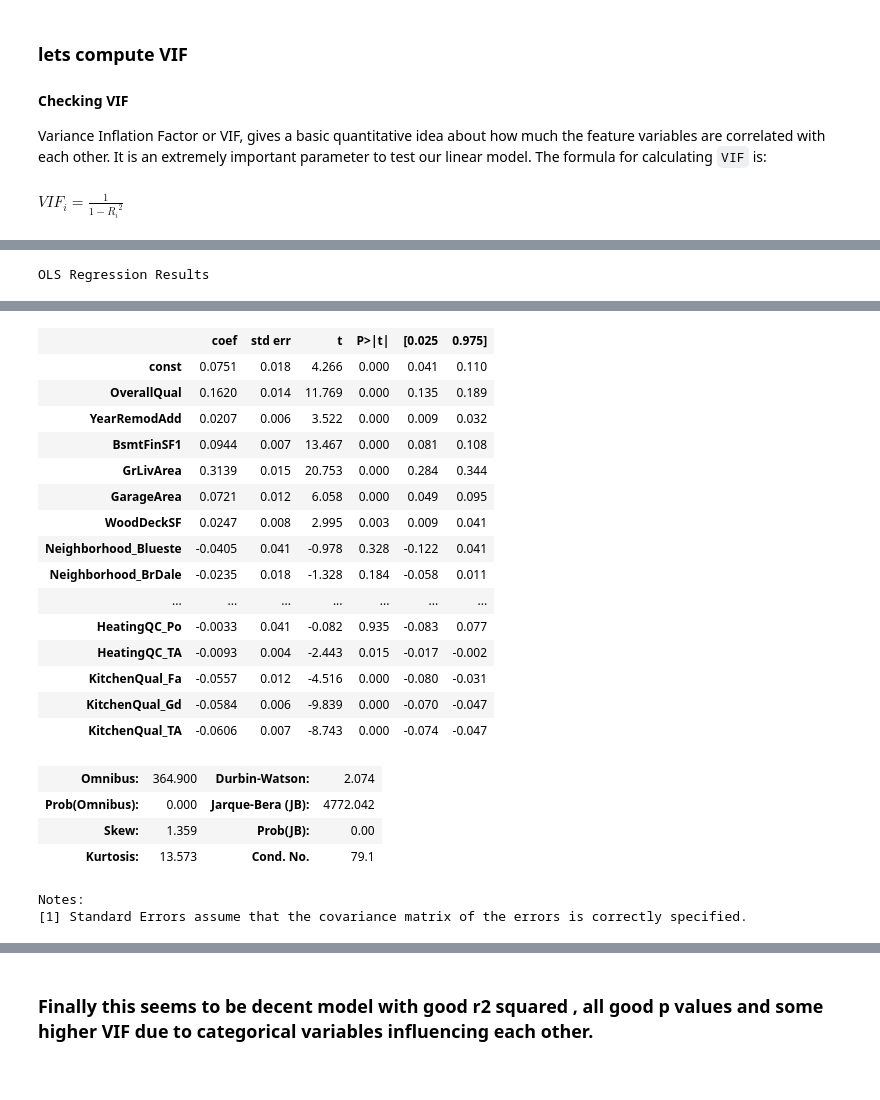
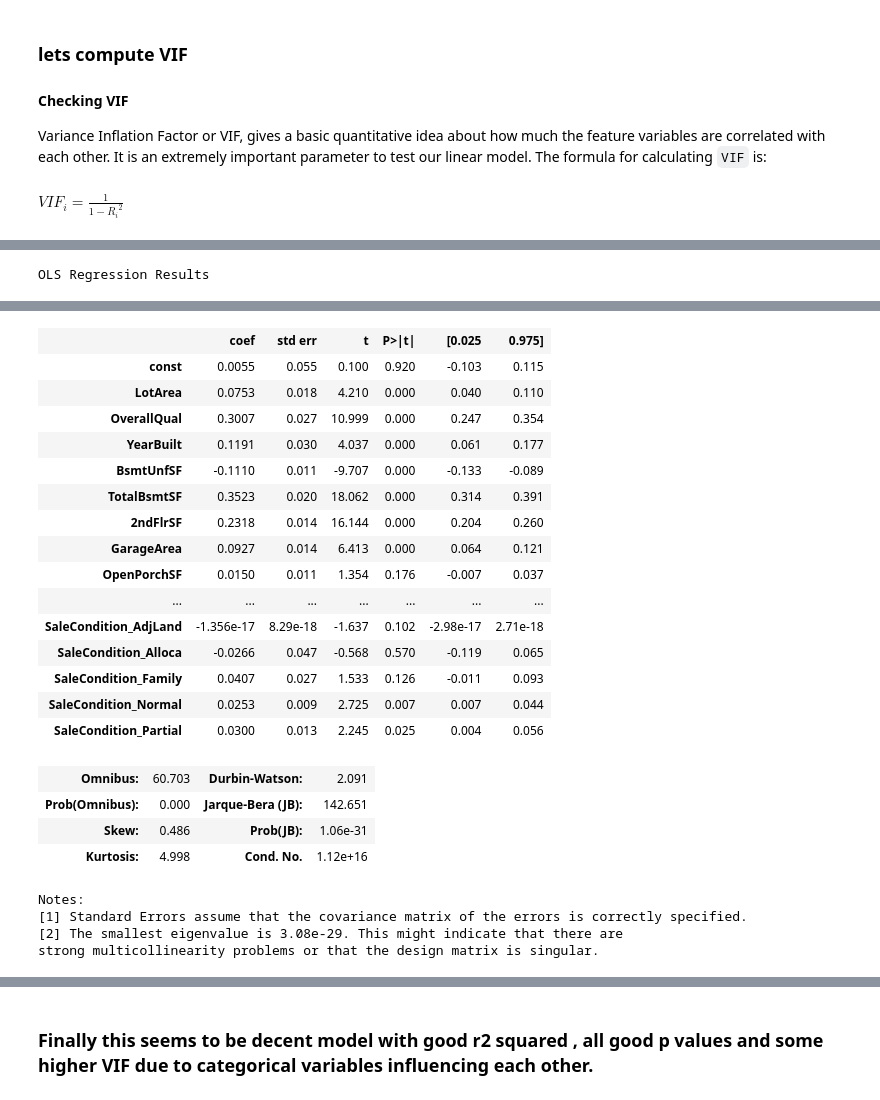
Before and after one commit to abidahmeds/AdvancedRegressionAssignment, a Jupyter notebook: AdvancedRegressionAssignmentAbid.ipynb, the cells around one changed output, grey strips where cells are left out. Cells and saved outputs as stored; diff of their text form; code cells hidden in the pictures.

```diff
--- a/AdvancedRegressionAssignmentAbid.ipynb
+++ b/AdvancedRegressionAssignmentAbid.ipynb
@@ -501,22 +510,3 @@ print (non_categorical_columns)
 ['LotFrontage', 'LotArea', 'OverallQual', 'YearBuilt', 'YearRemodAdd', 'MasVnrArea', 'BsmtFinSF1', 'BsmtUnfSF', 'TotalBsmtSF', '1stFlrSF', '2ndFlrSF', 'GrLivArea', 'BsmtFullBath', 'FullBath', 'HalfBat ...
 # %% [markdown]
 ### Checking Outliers
-# %%
-def detect_outliers_iqr(data):
-    #data = data.sort_values
-    outliers = []
-    q1 = np.quantile(data, 0.01)
-    q3 = np.quantile(data, 0.99)
-    # print(q1, q3)
-    IQR = q3-q1
-    lwr_bound = q1-(1.5*IQR)
-    upr_bound = q3+(1.5*IQR)
-    # print(lwr_bound, upr_bound)
-    for i in data:
-        if (i<lwr_bound or i>upr_bound):
-            outliers.append(i)
-    return outliers# Driver code
-
-for i in non_categorical_columns:
-    sample_outliers = detect_outliers_iqr(houses_cleaned[i])
-    print("Outliers from IQR method for less than 1% and high than 99% for ",i, " are" ,sample_outliers)
@@ -555,0 +575,10 @@ houses_outlierremoved.head()
+# %%
+houses_outlierremoved=houses_cleaned
+for i in non_categorical_columns:
+    UB_outliers,LB_outliers = detect_outliers_iqr(houses_cleaned[i])
+    if len(UB_outliers):
+        UB_outliers.sort()
+        minimum_UB_value=float(str(UB_outliers[:1])[1:-1])
+        houses_outlierremoved=houses_outlierremoved[houses_outlierremoved[i] < minimum_UB_value]
+    if len(LB_outliers):
+        houses_outlierremoved=houses_outlierremoved[houses_outlierremoved[i] > max(LB_outliers)]
@@ -643,6 +677,6 @@ print(r2)
 # %%
 ## Lets drop columns with all false and also in particular if few of the categorical variables are flse , lets drop whole variable itself.
-drop_columns=["LotFrontage","BsmtUnfSF","1stFlrSF","BsmtFullBath","FullBath","HalfBath","Fireplaces","TotRmsAbvGrd","GarageCars","GarageYrBlt","OpenPorchSF","YrSold","MSZoning","Alley","LotConfig","LotShape","Condition1","RoofStyle","Exterior1st","Exterior2nd","MasVnrType","Foundation","FireplaceQu","GarageFinish","GarageType","Fence"]
+drop_columns=["LotFrontage","BsmtFullBath","FullBath","HalfBath","Fireplaces","GrLivArea","MasVnrArea","TotRmsAbvGrd","GarageCars","GarageYrBlt","WoodDeckSF","BsmtFinSF1","YrSold","Alley","LotConfig","LotShape","Condition1","HouseStyle","Exterior1st","Exterior2nd","BsmtFinType1","BsmtFinType2","MasVnrType","ExterQual","FireplaceQu","GarageFinish","GarageType","Fence"]
 # drop the columns needed to be dropped
 houses_cleaned=houses_cleaned.drop(drop_columns,axis=1)
 houses_temp=houses_cleaned
@@ -782,7 +816,7 @@ vif
 # Some of the categorical vairables have high P value , lets drop the variable if some of them have high p value
 # Lets drop columns with all false and also in particular if few of the categorical variables are flse , lets drop whole variable itself.
 houses_cleaned=houses_temp
-drop_columns=["BsmtFinType2","BsmtFinType1","MasVnrArea","LandContour","SaleType","ExterCond","BsmtExposure"]
+drop_columns=["LandContour","MSSubClass","SaleType","ExterCond","RoofStyle","BsmtExposure"]
 # drop the columns needed to be dropped
 houses_cleaned=houses_cleaned.drop(drop_columns,axis=1)
 ## Since we have lots of categorical variable , lets check them now before Encoding all of them.
@@ -801,7 +835,7 @@ for i in categorical_columns:
 houses_train, houses_test = train_test_split(houses_updated,
                                      train_size = 0.7,
                                      test_size = 0.3,
-                                     random_state = 100)
+                                     random_state = 90)
 
 # rescale the features
 scaler = MinMaxScaler()
@@ -890,12 +943,13 @@ vif
 # Some of the categorical vairables have high P value , lets drop the variable if some of them have high p value
 # Lets drop columns with all false and also in particular if few of the categorical variables are flse , lets drop whole variable itself.
 houses_cleaned=houses_temp
-drop_columns=["BsmtQual","TotalBsmtSF","2ndFlrSF","ExterQual","YearBuilt","LotArea","SaleCondition","HouseStyle"]
+drop_columns=["1stFlrSF","YearRemodAdd"]
 # drop the columns needed to be dropped
 houses_cleaned=houses_cleaned.drop(drop_columns,axis=1)
 ## Since we have lots of categorical variable , lets check them now before Encoding all of them.
 categorical_columns=houses_cleaned.select_dtypes(include=['object']).columns.tolist()
 houses_updated=houses_cleaned
+houses_temp=houses_cleaned
 for i in categorical_columns:
     encoding=pd.get_dummies(houses_cleaned[i],prefix=i,drop_first=True)
     # concatentate the 2 data sets now
@@ -908,7 +962,7 @@ for i in categorical_columns:
 houses_train, houses_test = train_test_split(houses_updated,
                                      train_size = 0.7,
                                      test_size = 0.3,
-                                     random_state = 100)
+                                     random_state = 90)
 
 # rescale the features
 scaler = MinMaxScaler()
@@ -945,26 +999,28 @@ OLS Regression Results
 | Covariance Type: | nonrobust |  |  |
 |  | coef | std err | t | P>|t| | [0.025 | 0.975] |
-| const | 0.0751 | 0.018 | 4.266 | 0.000 | 0.041 | 0.110 |
-| OverallQual | 0.1620 | 0.014 | 11.769 | 0.000 | 0.135 | 0.189 |
-| YearRemodAdd | 0.0207 | 0.006 | 3.522 | 0.000 | 0.009 | 0.032 |
-| BsmtFinSF1 | 0.0944 | 0.007 | 13.467 | 0.000 | 0.081 | 0.108 |
-| GrLivArea | 0.3139 | 0.015 | 20.753 | 0.000 | 0.284 | 0.344 |
-| GarageArea | 0.0721 | 0.012 | 6.058 | 0.000 | 0.049 | 0.095 |
-| WoodDeckSF | 0.0247 | 0.008 | 2.995 | 0.003 | 0.009 | 0.041 |
-| Neighborhood_Blueste | -0.0405 | 0.041 | -0.978 | 0.328 | -0.122 | 0.041 |
-| Neighborhood_BrDale | -0.0235 | 0.018 | -1.328 | 0.184 | -0.058 | 0.011 |
+| const | 0.0055 | 0.055 | 0.100 | 0.920 | -0.103 | 0.115 |
+| LotArea | 0.0753 | 0.018 | 4.210 | 0.000 | 0.040 | 0.110 |
+| OverallQual | 0.3007 | 0.027 | 10.999 | 0.000 | 0.247 | 0.354 |
+| YearBuilt | 0.1191 | 0.030 | 4.037 | 0.000 | 0.061 | 0.177 |
+| BsmtUnfSF | -0.1110 | 0.011 | -9.707 | 0.000 | -0.133 | -0.089 |
+| TotalBsmtSF | 0.3523 | 0.020 | 18.062 | 0.000 | 0.314 | 0.391 |
+| 2ndFlrSF | 0.2318 | 0.014 | 16.144 | 0.000 | 0.204 | 0.260 |
+| GarageArea | 0.0927 | 0.014 | 6.413 | 0.000 | 0.064 | 0.121 |
+| OpenPorchSF | 0.0150 | 0.011 | 1.354 | 0.176 | -0.007 | 0.037 |
 | ... | ... | ... | ... | ... | ... | ... |
-| HeatingQC_Po | -0.0033 | 0.041 | -0.082 | 0.935 | -0.083 | 0.077 |
-| HeatingQC_TA | -0.0093 | 0.004 | -2.443 | 0.015 | -0.017 | -0.002 |
-| KitchenQual_Fa | -0.0557 | 0.012 | -4.516 | 0.000 | -0.080 | -0.031 |
-| KitchenQual_Gd | -0.0584 | 0.006 | -9.839 | 0.000 | -0.070 | -0.047 |
-| KitchenQual_TA | -0.0606 | 0.007 | -8.743 | 0.000 | -0.074 | -0.047 |
+| SaleCondition_AdjLand | -1.356e-17 | 8.29e-18 | -1.637 | 0.102 | -2.98e-17 | 2.71e-18 |
+| SaleCondition_Alloca | -0.0266 | 0.047 | -0.568 | 0.570 | -0.119 | 0.065 |
+| SaleCondition_Family | 0.0407 | 0.027 | 1.533 | 0.126 | -0.011 | 0.093 |
+| SaleCondition_Normal | 0.0253 | 0.009 | 2.725 | 0.007 | 0.007 | 0.044 |
+| SaleCondition_Partial | 0.0300 | 0.013 | 2.245 | 0.025 | 0.004 | 0.056 |
-| Omnibus: | 364.900 | Durbin-Watson: | 2.074 |
-| Prob(Omnibus): | 0.000 | Jarque-Bera (JB): | 4772.042 |
-| Skew: | 1.359 | Prob(JB): | 0.00 |
-| Kurtosis: | 13.573 | Cond. No. | 79.1 |
+| Omnibus: | 60.703 | Durbin-Watson: | 2.091 |
+| Prob(Omnibus): | 0.000 | Jarque-Bera (JB): | 142.651 |
+| Skew: | 0.486 | Prob(JB): | 1.06e-31 |
+| Kurtosis: | 4.998 | Cond. No. | 1.12e+16 |
 Notes:
 [1] Standard Errors assume that the covariance matrix of the errors is correctly specified.
+[2] The smallest eigenvalue is 3.08e-29. This might indicate that there are
+strong multicollinearity problems or that the design matrix is singular.
 # %%
 vif = pd.DataFrame()
 vif['Features'] = X_train.columns
```
Also changed, not shown: parts of 67 cells of this notebook, 1 other file.
